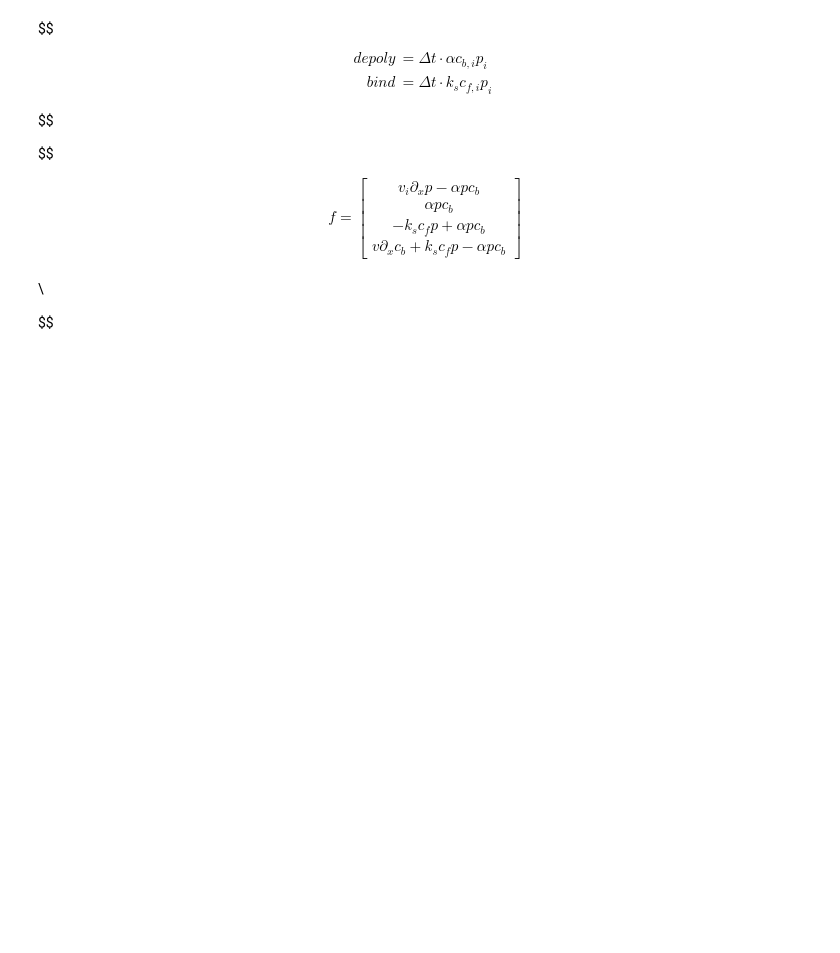
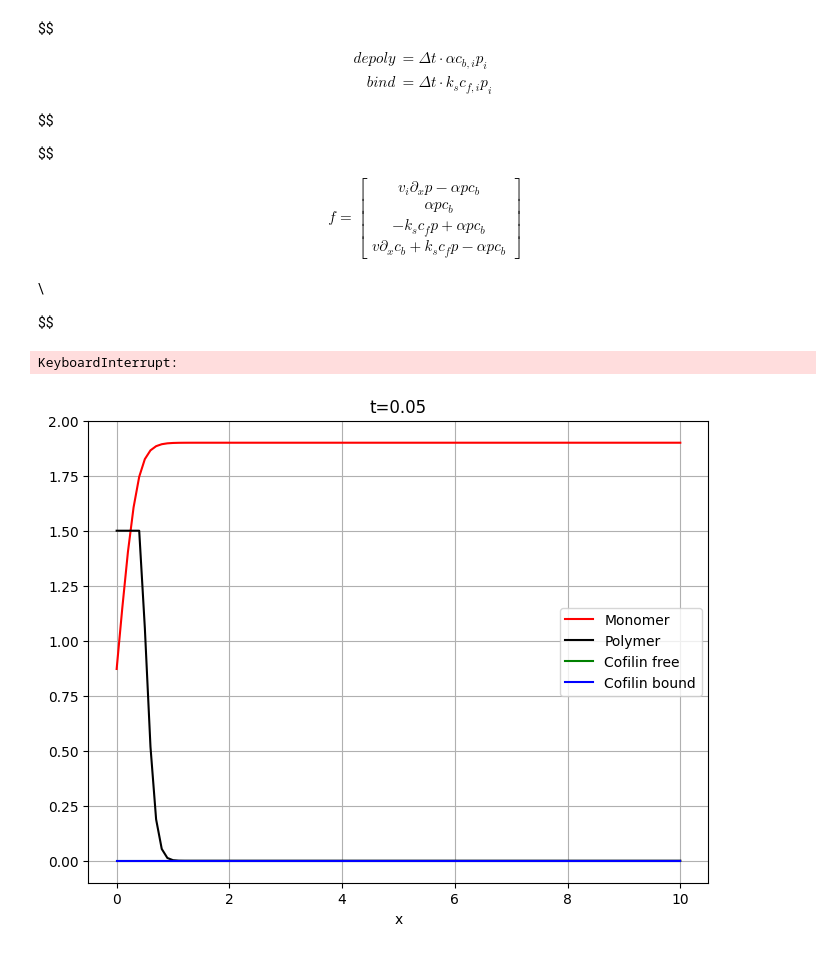
Before and after one commit to nadav7679/actin-cortex, a Jupyter notebook: finite_difference/finite_difference.ipynb, the cells around one changed output. Drawn from its saved outputs; the diff is of its cells as text; code cells hidden in the pictures; blank space fills up the shorter version.

```diff
--- a/finite_difference/finite_difference.ipynb
+++ b/finite_difference/finite_difference.ipynb
@@ -266,9 +264,9 @@ T = 3
 L = 10
 
 I = [
-    lambda p: 0.2 * (p < 0.5),
-    lambda m: 0.6, # * (1 < m < 1.5),
-    lambda cf: 0.15,
+    lambda p: 1.5 * (p < 0.5),
+    lambda m: 1.9, # * (1 < m < 1.5),
+    lambda cf: 0,
     lambda cb: 0 * (0 < cb < 0.5),
 ]
 
@@ -299,7 +297,7 @@ def plot_live(**kwargs):
 
     plt.title(f"t={n}")
     plt.xlabel("x")
-    plt.ylim((-0.1, 1))
+    plt.ylim((-0.1, 2))
     plt.grid()
     plt.legend()
 
@@ -320,33 +318,36 @@ def aggregate_gen(arr):
             _sum = sum(kwargs[k])
             print(f"{k}: {_sum}")
 
 
     return aggregate
 
 
 monomers = []
 cofilin = []
 
 def mass_sum(**kwargs):
     global L, monomers
 
     x = kwargs["x"]
     p = kwargs["p"]
     m = kwargs["m"]
     cb = kwargs["cb"]
     cf = kwargs["cf"]
 
     sum_p = sum(p)/len(x)
     sum_m = sum(m)/len(x)
     sum_cb = sum(cb)/len(x)
     sum_cf = sum(cf)/len(x)
     monomers.append(sum_m + sum_p)
     cofilin.append(sum_cb + sum_cf)
     return
 
 
 
 sol = solver(I, L, T, 0.1, 1e-5, user_action=plot_live, alpha_func=lambda y: 5, completion_run=False, tolerance=1e-6)
+# %% [output]
+KeyboardInterrupt:
+[figure, added]
 # %%
 def plot_solution(I, T, p, m, cf, cb, x, t, size=(10, 6), completion_run=False, plot_initial=True):
     fig, axes = plt.subplots(2, 2, figsize=size, layout='constrained')
```
Also changed, not shown: parts of 3 cells of this notebook.
